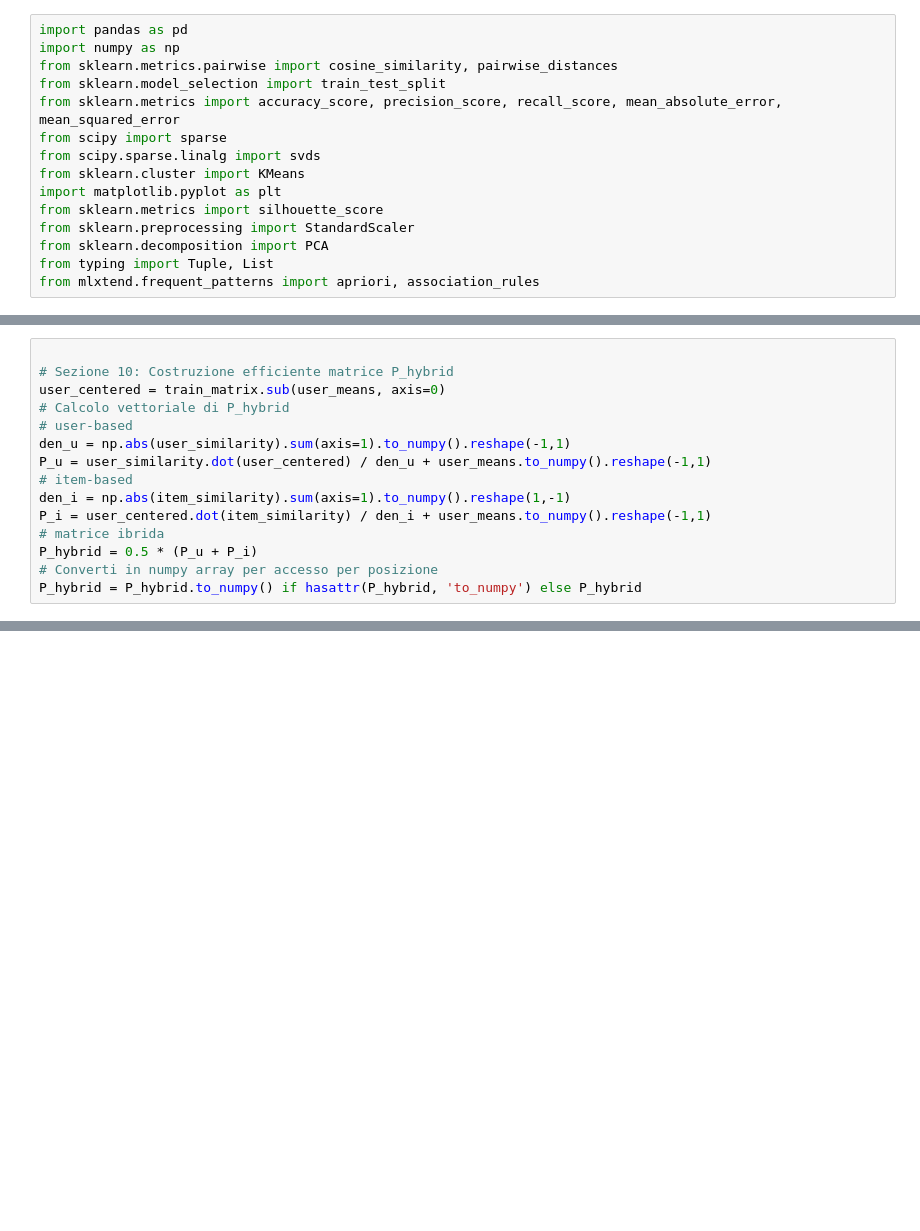
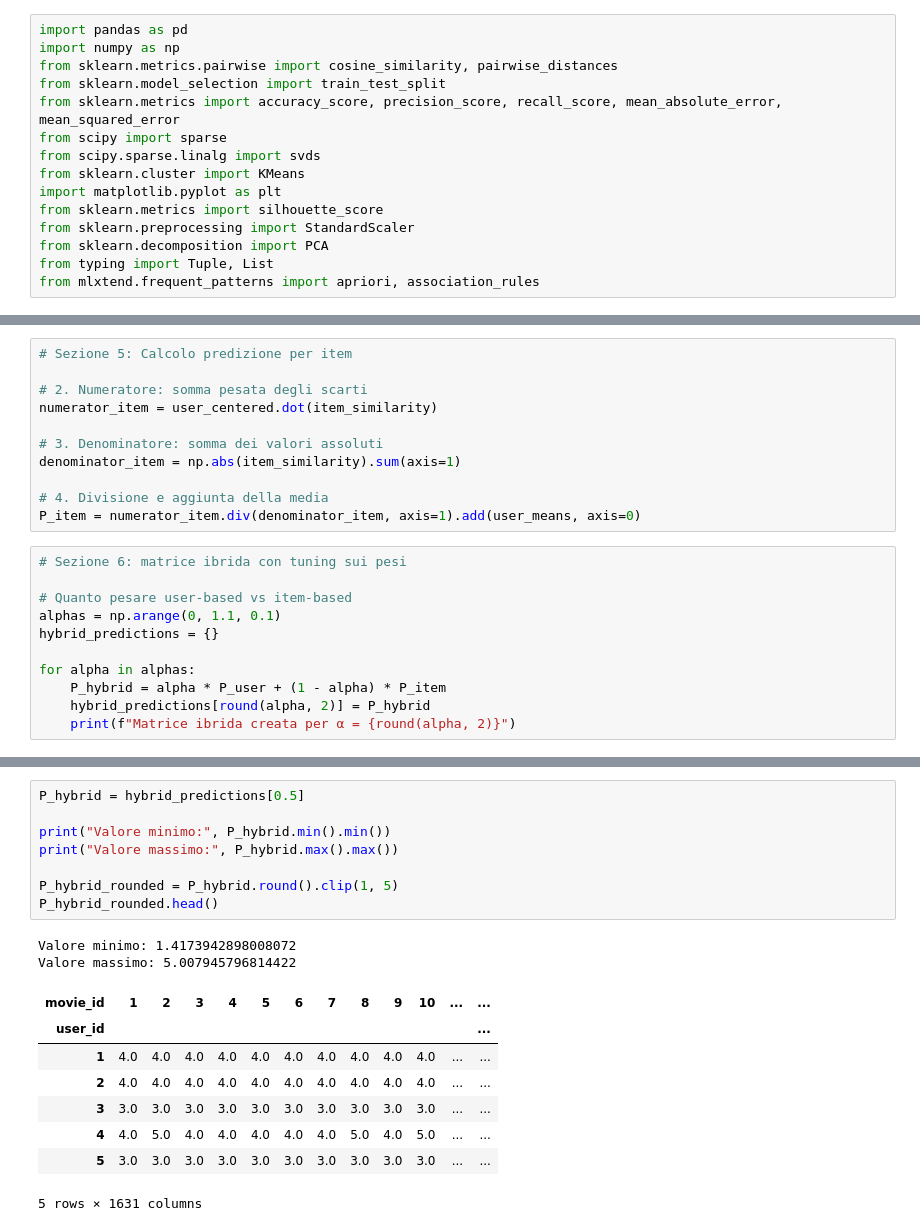
Before and after one commit to ChrisLoc2001/Recommender-Systems, a Jupyter notebook: Hybrid-User-Based/hybrid-user-item-based-ml100k.ipynb, the cells around one changed output, grey strips where cells are left out. Drawn from its saved outputs; the diff is of its cells as text; blank space fills up the shorter version.

```diff
--- a/Hybrid-User-Based/hybrid-user-item-based-ml100k.ipynb
+++ b/Hybrid-User-Based/hybrid-user-item-based-ml100k.ipynb
@@ -207,15 +98,0 @@ plt.show()
-# %%
-
-# Sezione 10: Costruzione efficiente matrice P_hybrid
-user_centered = train_matrix.sub(user_means, axis=0)
-# Calcolo vettoriale di P_hybrid
-# user-based
-den_u = np.abs(user_similarity).sum(axis=1).to_numpy().reshape(-1,1)
-P_u = user_similarity.dot(user_centered) / den_u + user_means.to_numpy().reshape(-1,1)
-# item-based
-den_i = np.abs(item_similarity).sum(axis=1).to_numpy().reshape(1,-1)
-P_i = user_centered.dot(item_similarity) / den_i + user_means.to_numpy().reshape(-1,1)
-# matrice ibrida
-P_hybrid = 0.5 * (P_u + P_i)
-# Converti in numpy array per accesso per posizione
-P_hybrid = P_hybrid.to_numpy() if hasattr(P_hybrid, 'to_numpy') else P_hybrid
@@ -353,0 +174,22 @@ print(results_df)
+# %%
+# Sezione 5: Calcolo predizione per item
+
+# 2. Numeratore: somma pesata degli scarti
+numerator_item = user_centered.dot(item_similarity)
+
+# 3. Denominatore: somma dei valori assoluti
+denominator_item = np.abs(item_similarity).sum(axis=1)
+
+# 4. Divisione e aggiunta della media
+P_item = numerator_item.div(denominator_item, axis=1).add(user_means, axis=0)
+# %%
+# Sezione 6: matrice ibrida con tuning sui pesi
+
+# Quanto pesare user-based vs item-based
+alphas = np.arange(0, 1.1, 0.1)
+hybrid_predictions = {}
+
+for alpha in alphas:
+    P_hybrid = alpha * P_user + (1 - alpha) * P_item
+    hybrid_predictions[round(alpha, 2)] = P_hybrid
+    print(f"Matrice ibrida creata per α = {round(alpha, 2)}")
@@ -353,0 +208,19 @@ print(results_df)
+# %%
+P_hybrid = hybrid_predictions[0.5]
+
+print("Valore minimo:", P_hybrid.min().min())
+print("Valore massimo:", P_hybrid.max().max())
+
+P_hybrid_rounded = P_hybrid.round().clip(1, 5)
+P_hybrid_rounded.head()
+# %% [output]
+Valore minimo: 1.4173942898008072
+Valore massimo: 5.007945796814422
+| movie_id | 1 | 2 | 3 | 4 | 5 | 6 | 7 | 8 | 9 | 10 | ... | ... |
+| user_id |  |  |  |  |  |  |  |  |  |  |  | ... |
+| 1 | 4.0 | 4.0 | 4.0 | 4.0 | 4.0 | 4.0 | 4.0 | 4.0 | 4.0 | 4.0 | ... | ... |
+| 2 | 4.0 | 4.0 | 4.0 | 4.0 | 4.0 | 4.0 | 4.0 | 4.0 | 4.0 | 4.0 | ... | ... |
+| 3 | 3.0 | 3.0 | 3.0 | 3.0 | 3.0 | 3.0 | 3.0 | 3.0 | 3.0 | 3.0 | ... | ... |
+| 4 | 4.0 | 5.0 | 4.0 | 4.0 | 4.0 | 4.0 | 4.0 | 5.0 | 4.0 | 5.0 | ... | ... |
+| 5 | 3.0 | 3.0 | 3.0 | 3.0 | 3.0 | 3.0 | 3.0 | 3.0 | 3.0 | 3.0 | ... | ... |
+5 rows × 1631 columns
```
Also changed, not shown: parts of 30 cells of this notebook.
